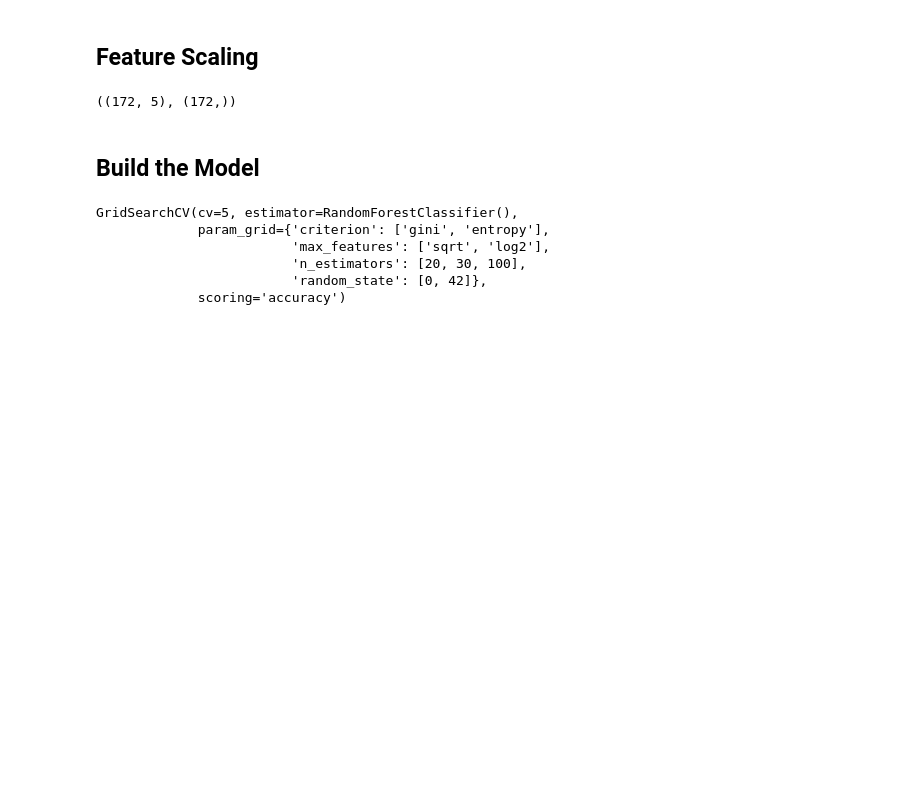
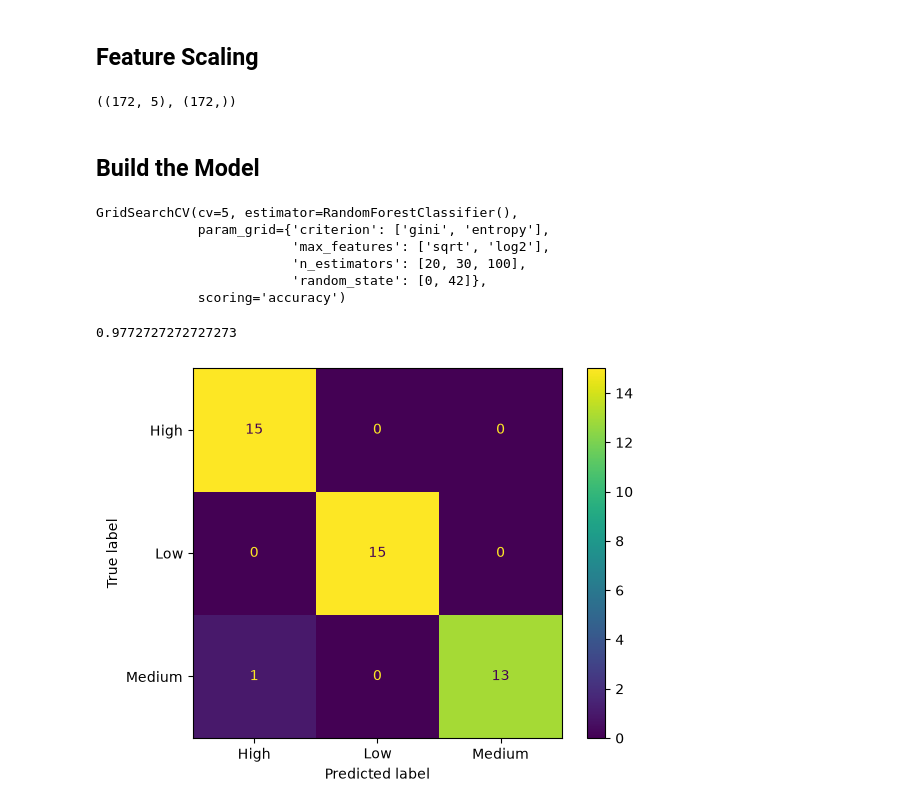
Before and after one commit to Mitu-ShivamMunde/Internship-Work, a Jupyter notebook: Daily-codes/Week 08/04ML_Project_July16.ipynb, the cells around one changed output. Saved outputs shown, nothing was run; the diff lists cells and outputs as text; code cells hidden in the pictures; blank space fills up the shorter version.

```diff
--- a/Daily-codes/Week 08/04ML_Project_July16.ipynb
+++ b/Daily-codes/Week 08/04ML_Project_July16.ipynb
@@ -442,3 +442,16 @@ GridSearchCV(cv=5, estimator=RandomForestClassifier(),
                          'n_estimators': [20, 30, 100],
                          'random_state': [0, 42]},
              scoring='accuracy')
+# %%
+y_pred = grid.predict(x_test_scaled)
+# %%
+from sklearn.metrics import accuracy_score
+accuracy_score(y_test,y_pred)
+# %% [output]
+0.9772727272727273
+# %%
+from sklearn.metrics import ConfusionMatrixDisplay
+
+ConfusionMatrixDisplay.from_predictions(y_test, y_pred);
+# %% [output]
+[figure, added]
```
Also changed, not shown: parts of 7 cells of this notebook, 4 other files.
